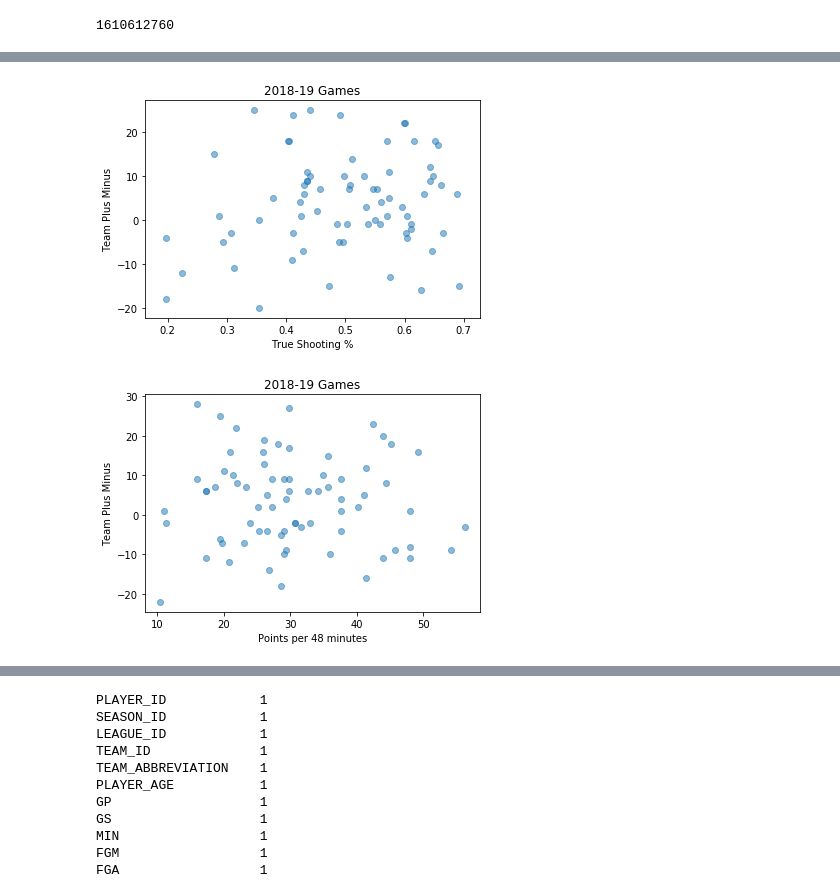
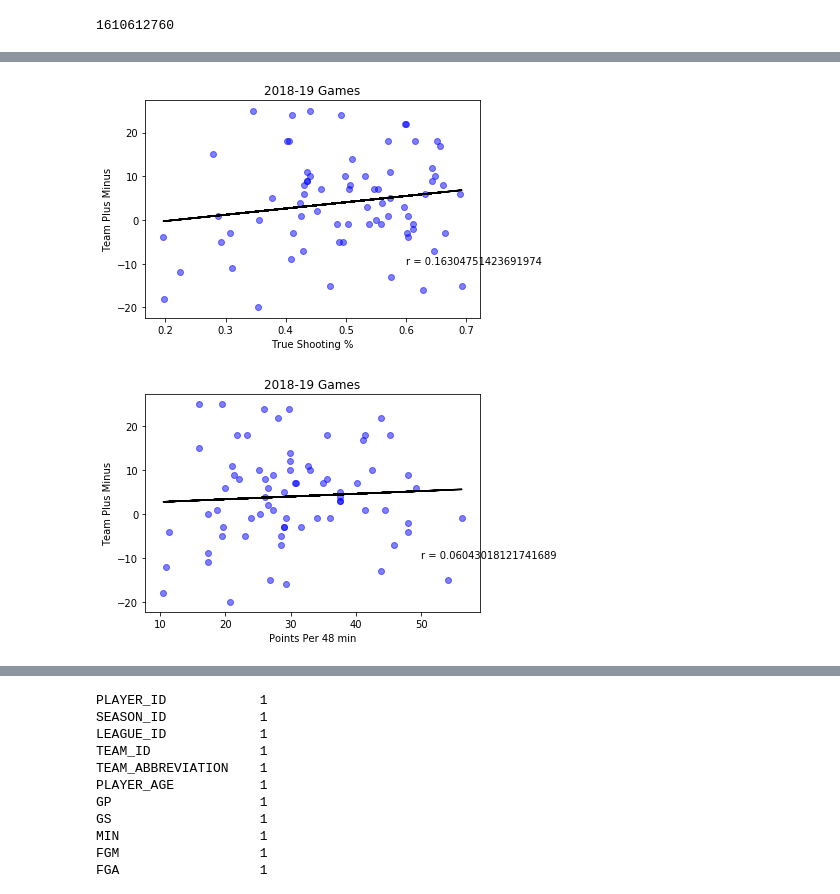
Before and after one commit to nickkeller21/Project1, a Jupyter notebook: nick/Nick Testing.ipynb, the cells around one changed output, grey strips where cells are left out. Cells and saved outputs as stored; diff of their text form; code cells hidden in the pictures.

```diff
--- a/nick/Nick Testing.ipynb
+++ b/nick/Nick Testing.ipynb
@@ -22,6 +25,7 @@ thunder_id = thunder['id']
 from nba_api.stats.endpoints import playergamelog as pgl
 rw = pgl.PlayerGameLog(player_id='201566', season = '2018-19').get_data_frames()[0]
 rw["PTS/48"] = (rw["PTS"]/rw["MIN"])*48
+rw["TS"] = (rw['PTS'])/(2.0*(rw['FGA']+(0.44*rw['FTA'])))
 # %%
 cp = pgl.PlayerGameLog(player_id='101108', season = '2018-19').get_data_frames()[0]
 cp["PTS/48"] = (rw["PTS"]/rw["MIN"])*48
@@ -92,16 +97,30 @@ plt.show()
 # %%
-plt.scatter(rw_merge['TS_x'], rw_merge['PLUS_MINUS_x'], alpha=0.5)
+x = rw_merge['TS']
+y = rw_merge['PLUS_MINUS_x']
+slope, intercept, r_value, p_value, std_err = stats.linregress(x,y)
+predict_y = intercept + slope * x
+plt.plot(x, predict_y, 'black')
+plt.scatter(x,y, color = 'blue',alpha=0.5)
 plt.xlabel("True Shooting %")
 plt.ylabel("Team Plus Minus")
 plt.title("2018-19 Games")
+plt.annotate(f'r = {r_value}',xy=(.6,-10))
+plt.savefig("RW TS% vs team+-.png")
 plt.show()
 # %% [output]
-[figure, old version]
+[figure, new version]
 # %%
-plt.scatter(rw_merge['PTS/48'], rw_merge['PLUS_MINUS_y'], alpha=0.5)
-plt.xlabel("Points per 48 minutes")
+x = rw_merge['PTS/48']
+y = rw_merge['PLUS_MINUS_x']
+slope, intercept, r_value, p_value, std_err = stats.linregress(x,y)
+predict_y = intercept + slope * x
+plt.plot(x, predict_y, 'black')
+plt.scatter(x,y, color = 'blue',alpha=0.5)
+plt.xlabel("Points Per 48 min")
 plt.ylabel("Team Plus Minus")
 plt.title("2018-19 Games")
+plt.annotate(f'r = {r_value}',xy=(50,-10))
+plt.savefig("RW pts per 48 vs team+-.png")
 plt.show()
 # %% [output]
-[figure, old version]
+[figure, new version]
```
Also changed, not shown: parts of 7 cells of this notebook, 8 other files.
